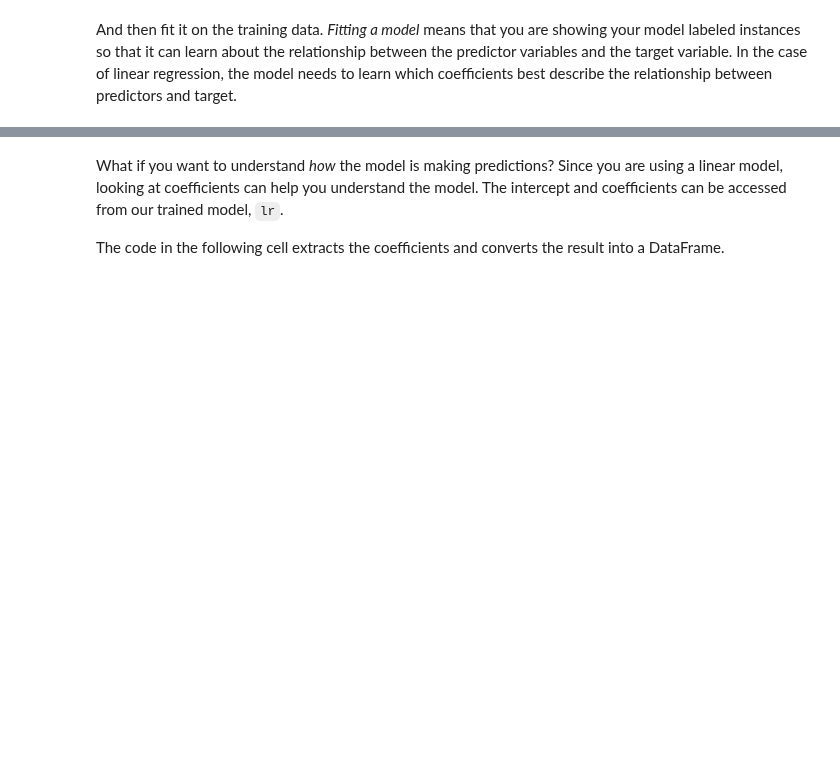
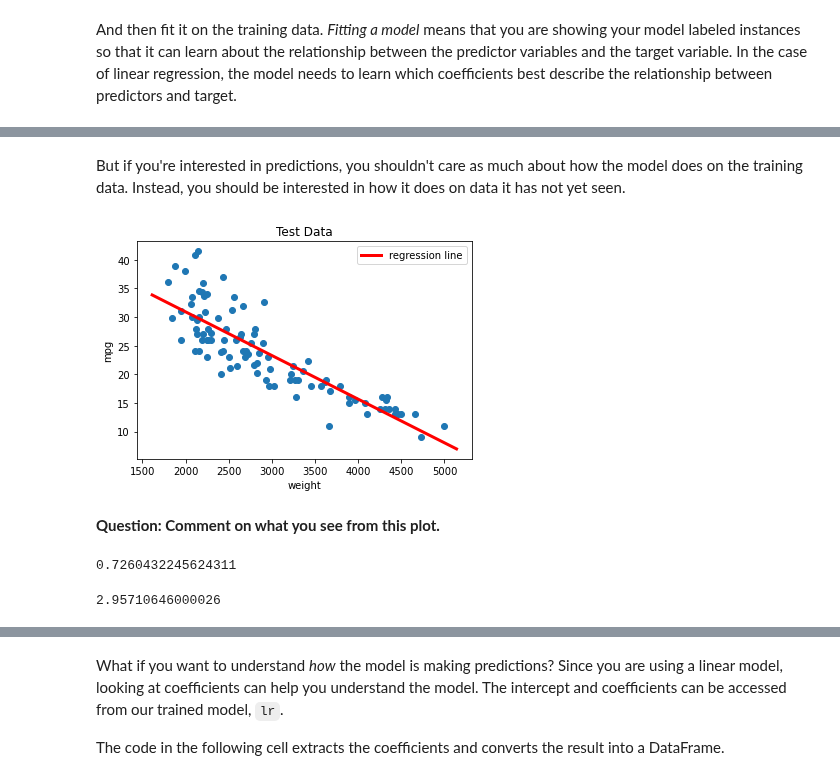
Before and after one commit to NSS-Data-Instructional-Stuff/stats-for-data-science, a Jupyter notebook: notebooks/Notebook_06a_Linear_Regression.ipynb, the cells around one changed output, grey strips where cells are left out. Drawn from its saved outputs; the diff is of its cells as text; code cells hidden in the pictures; blank space fills up the shorter version.

```diff
--- a/notebooks/Notebook_06a_Linear_Regression.ipynb
+++ b/notebooks/Notebook_06a_Linear_Regression.ipynb
@@ -89,0 +125,21 @@ mean_absolute_error(y_train, lr.predict(X_train))
+# %% [markdown]
+But if you're interested in predictions, you shouldn't care as much about how the model does on the training data. Instead, you should be interested in how it does on data it has not yet seen.
+# %%
+plt.scatter(x = X_test.weight, y = y_test)
+plt.plot(x, y, color = 'red', linewidth = 3, label = 'regression line')
+plt.legend()
+plt.title('Test Data')
+plt.xlabel('weight')
+plt.ylabel('mpg');
+# %% [output]
+[figure, added]
+# %% [markdown]
+**Question: Comment on what you see from this plot.**
+# %%
+r2_score(y_test, lr.predict(X_test))
+# %% [output]
+0.7260432245624311
+# %%
+mean_absolute_error(y_test, lr.predict(X_test))
+# %% [output]
+2.95710646000026
```
Also changed, not shown: parts of 86 cells of this notebook, 1 other file.
